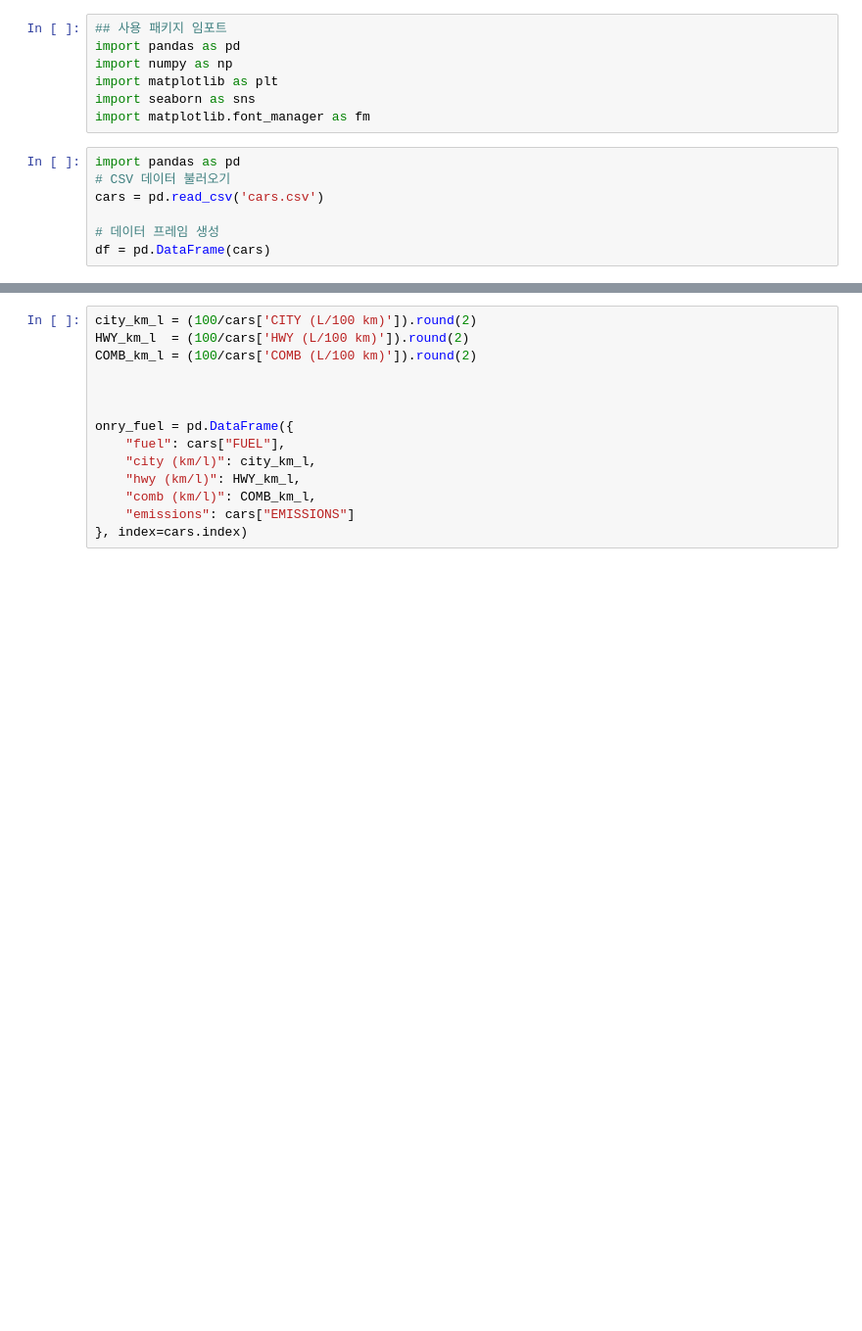
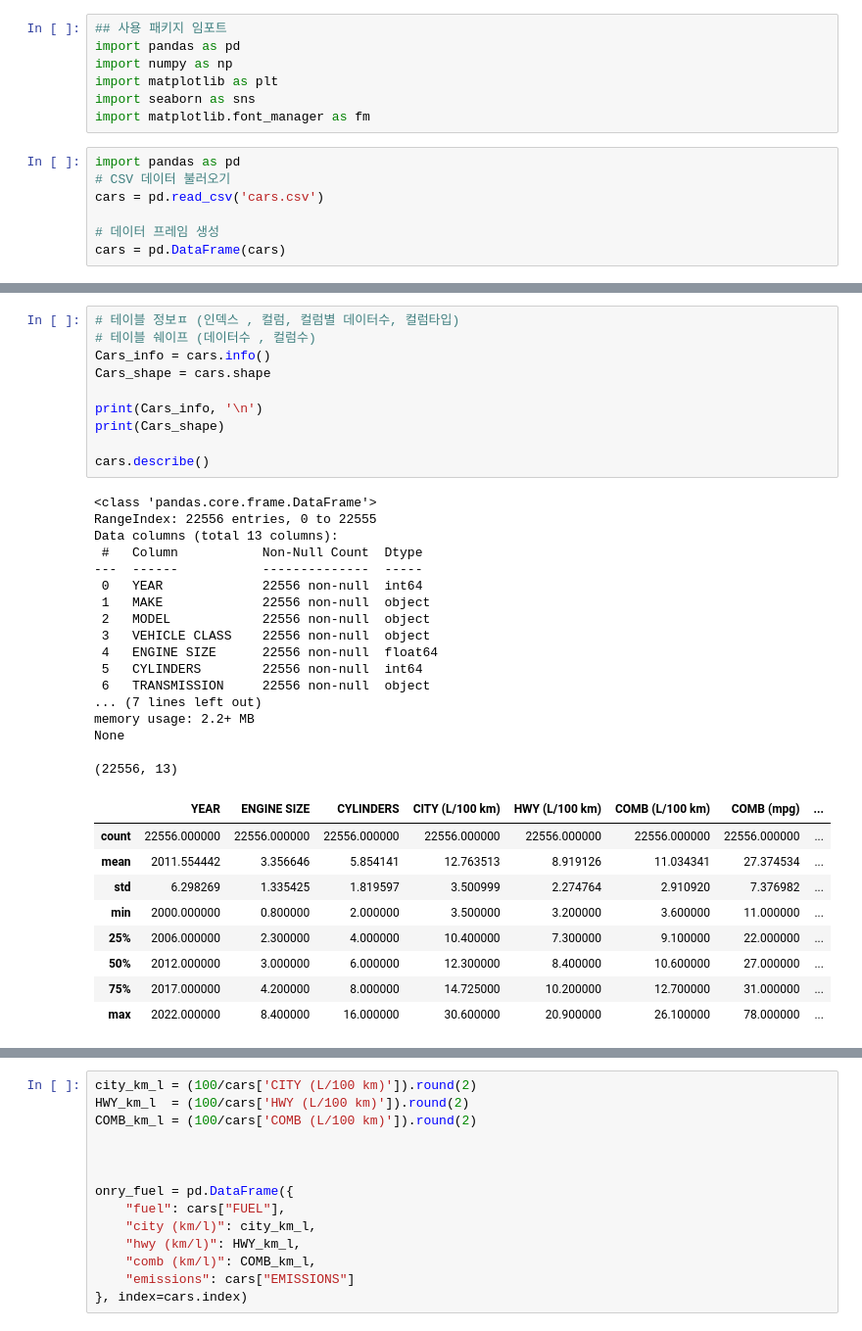
Before and after one commit to Magpie-Jo/Sparta, a Jupyter notebook: Project_11/노주현/Cars.ipynb, the cells around one changed output, grey strips where cells are left out. Shown at 98% size. Drawn from its saved outputs; the diff is of its cells as text; blank space fills up the shorter version.

```diff
--- a/Project_11/노주현/Cars.ipynb
+++ b/Project_11/노주현/Cars.ipynb
@@ -11,5 +11,5 @@ import pandas as pd
 cars = pd.read_csv('cars.csv')
 
 # 데이터 프레임 생성
-df = pd.DataFrame(cars)
+cars = pd.DataFrame(cars)
 # %%
@@ -30,3 +29,40 @@ df
 | 22554 | 2022 | Volvo | XC90 T5 AWD | SUV: Standard | 2.0 | 4 | AS8 | Z | ... |
 | 22555 | 2022 | Volvo | XC90 T6 AWD | SUV: Standard | 2.0 | 4 | AS8 | Z | ... |
 22556 rows × 13 columns
+# %%
+# 테이블 정보ㅍ (인덱스 , 컬럼, 컬럼별 데이터수, 컬럼타입)
+# 테이블 쉐이프 (데이터수 , 컬럼수)
+Cars_info = cars.info()
+Cars_shape = cars.shape
+
+print(Cars_info, '\n')
+print(Cars_shape)
+
+cars.describe()
+# %% [output]
+<class 'pandas.core.frame.DataFrame'>
+RangeIndex: 22556 entries, 0 to 22555
+Data columns (total 13 columns):
+ #   Column           Non-Null Count  Dtype
+---  ------           --------------  -----
+ 0   YEAR             22556 non-null  int64
+ 1   MAKE             22556 non-null  object
+ 2   MODEL            22556 non-null  object
+ 3   VEHICLE CLASS    22556 non-null  object
+ 4   ENGINE SIZE      22556 non-null  float64
+ 5   CYLINDERS        22556 non-null  int64
+ 6   TRANSMISSION     22556 non-null  object
+... (7 lines left out)
+memory usage: 2.2+ MB
+None
+
+(22556, 13)
+|  | YEAR | ENGINE SIZE | CYLINDERS | CITY (L/100 km) | HWY (L/100 km) | COMB (L/100 km) | COMB (mpg) | ... |
+| count | 22556.000000 | 22556.000000 | 22556.000000 | 22556.000000 | 22556.000000 | 22556.000000 | 22556.000000 | ... |
+| mean | 2011.554442 | 3.356646 | 5.854141 | 12.763513 | 8.919126 | 11.034341 | 27.374534 | ... |
+| std | 6.298269 | 1.335425 | 1.819597 | 3.500999 | 2.274764 | 2.910920 | 7.376982 | ... |
+| min | 2000.000000 | 0.800000 | 2.000000 | 3.500000 | 3.200000 | 3.600000 | 11.000000 | ... |
+| 25% | 2006.000000 | 2.300000 | 4.000000 | 10.400000 | 7.300000 | 9.100000 | 22.000000 | ... |
+| 50% | 2012.000000 | 3.000000 | 6.000000 | 12.300000 | 8.400000 | 10.600000 | 27.000000 | ... |
+| 75% | 2017.000000 | 4.200000 | 8.000000 | 14.725000 | 10.200000 | 12.700000 | 31.000000 | ... |
+| max | 2022.000000 | 8.400000 | 16.000000 | 30.600000 | 20.900000 | 26.100000 | 78.000000 | ... |
```
Also changed, not shown: parts of 11 cells of this notebook.
